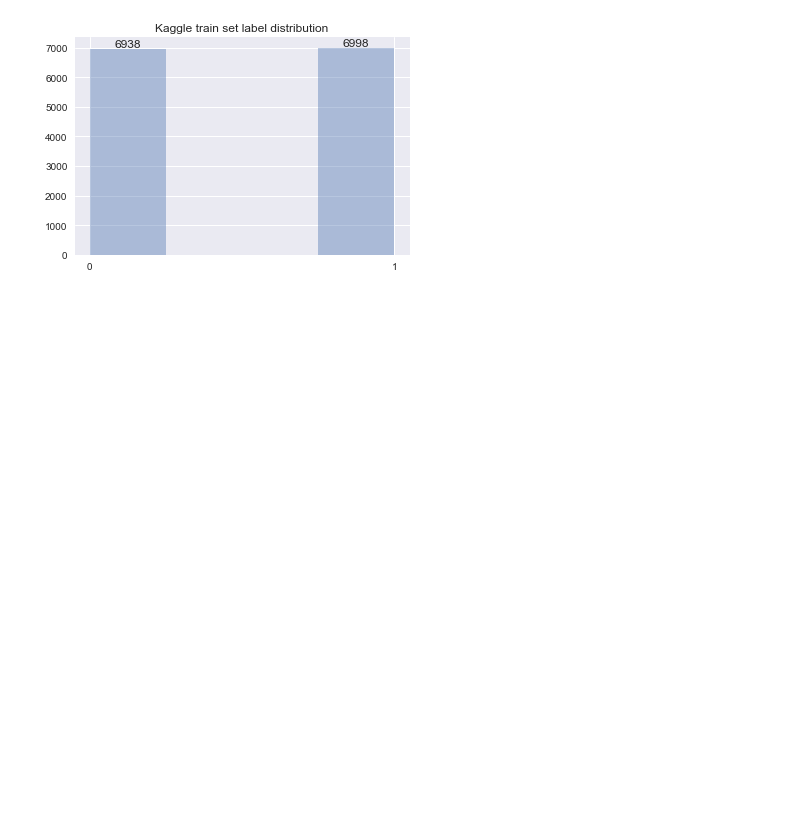
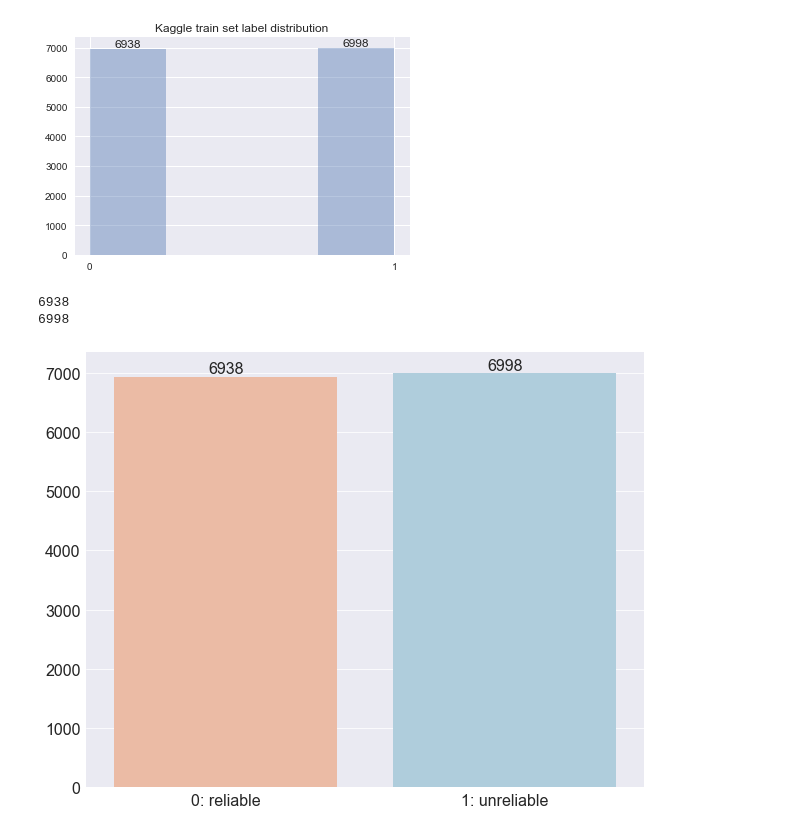
Before and after one commit to fuaadmire/thesis, a Jupyter notebook: descriptive_analysis_of_datasets.ipynb, the cells around one changed output. Saved outputs shown, nothing was run; the diff lists cells and outputs as text; code cells hidden in the pictures; blank space fills up the shorter version.

```diff
--- a/descriptive_analysis_of_datasets.ipynb
+++ b/descriptive_analysis_of_datasets.ipynb
@@ -127,3 +143,28 @@ plt.title("Kaggle train set label distribution")
 plt.show()
 # %% [output]
 [figure]
+# %%
+print(len(kaggle_train_lab[kaggle_train_lab == 0]))
+print(len(kaggle_train_lab[kaggle_train_lab == 1]))
+# %% [output]
+6938
+6998
+# %%
+palette = sns.color_palette("RdBu", n_colors=2)
+
+plt.figure(figsize=(10,8))
+ax = sns.barplot(x=["0: reliable","1: unreliable"],y=[6938,6998], palette=palette)
+
+for i,p in enumerate(ax.patches):
+    #if i==0 or i==3:
+    ax.text(p.get_x() + p.get_width()/2., p.get_height()+2, '%d' % int(p.get_height()),
+            fontsize=16, ha='center', va='bottom')
+
+plt.xticks(fontsize=16)
+#plt.xlabel("Classes", fontsize=16)
+#plt.ylabel("Number of samples", fontsize=16)
+plt.yticks(fontsize=16)
+plt.savefig("Kaggle_train_label_dist.png")
+plt.show()
+# %% [output]
+[figure, added]
```
Also changed, not shown: parts of 8 cells of this notebook.
